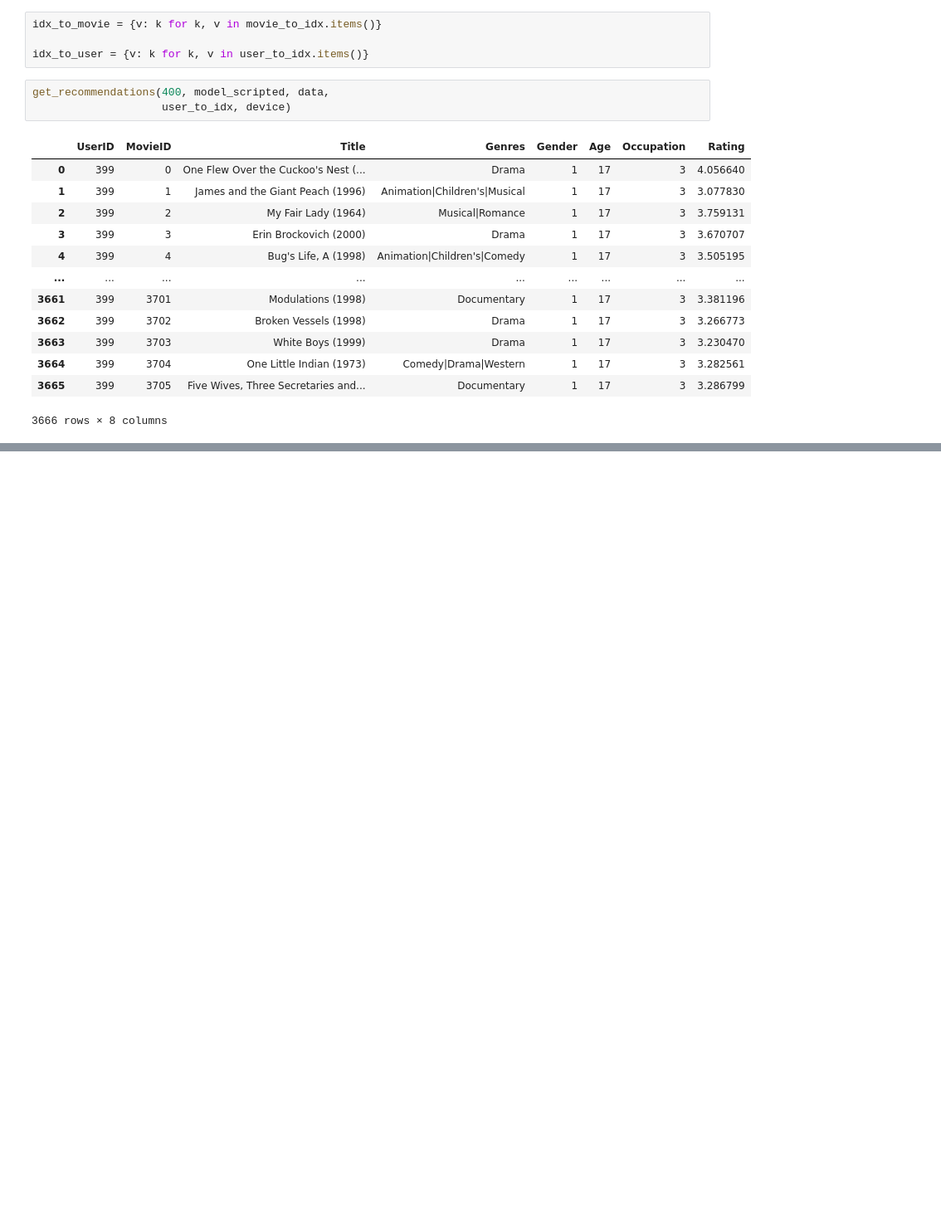
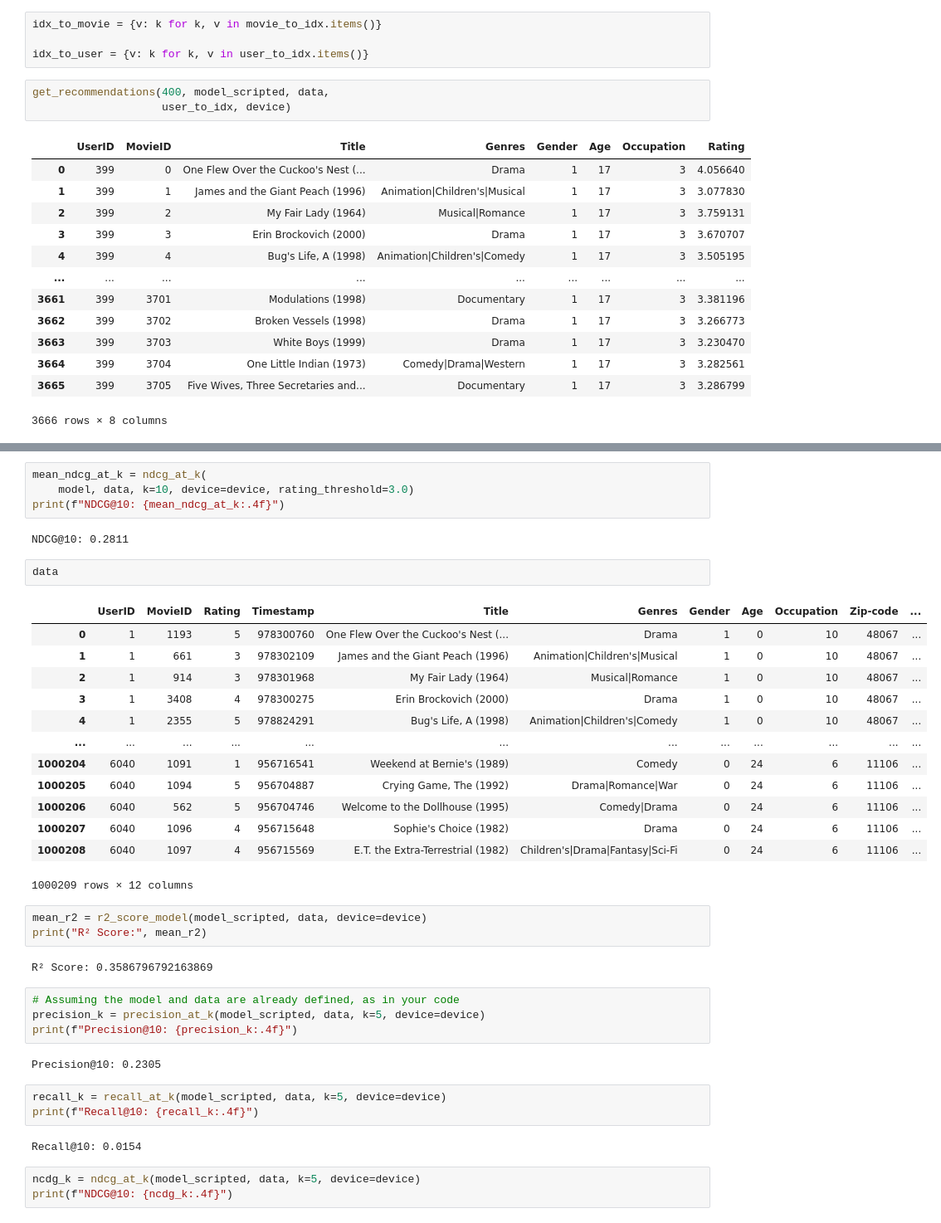
Before and after one commit to 1Tanmay6/hybrid-recommendation-system, a Jupyter notebook: context_aware_NCF_CNN_model.ipynb, the cells around one changed output, grey strips where cells are left out. Shown at 83% size. Drawn from its saved outputs; the diff is of its cells as text; blank space fills up the shorter version.

Commit message:
Add metrics results for context-aware model evaluation

```diff
--- a/context_aware_NCF_CNN_model.ipynb
+++ b/context_aware_NCF_CNN_model.ipynb
@@ -422,0 +603,41 @@ get_recommendations(400, model_scripted, data,
+# %%
+mean_ndcg_at_k = ndcg_at_k(
+    model, data, k=10, device=device, rating_threshold=3.0)
+print(f"NDCG@10: {mean_ndcg_at_k:.4f}")
+# %% [output]
+NDCG@10: 0.2811
+# %%
+data
+# %% [output]
+|  | UserID | MovieID | Rating | Timestamp | Title | Genres | Gender | Age | Occupation | Zip-code | ... |
+| 0 | 1 | 1193 | 5 | 978300760 | One Flew Over the Cuckoo's Nest (... | Drama | 1 | 0 | 10 | 48067 | ... |
+| 1 | 1 | 661 | 3 | 978302109 | James and the Giant Peach (1996) | Animation|Children's|Musical | 1 | 0 | 10 | 48067 | ... |
+| 2 | 1 | 914 | 3 | 978301968 | My Fair Lady (1964) | Musical|Romance | 1 | 0 | 10 | 48067 | ... |
+| 3 | 1 | 3408 | 4 | 978300275 | Erin Brockovich (2000) | Drama | 1 | 0 | 10 | 48067 | ... |
+| 4 | 1 | 2355 | 5 | 978824291 | Bug's Life, A (1998) | Animation|Children's|Comedy | 1 | 0 | 10 | 48067 | ... |
+| ... | ... | ... | ... | ... | ... | ... | ... | ... | ... | ... | ... |
+| 1000204 | 6040 | 1091 | 1 | 956716541 | Weekend at Bernie's (1989) | Comedy | 0 | 24 | 6 | 11106 | ... |
+| 1000205 | 6040 | 1094 | 5 | 956704887 | Crying Game, The (1992) | Drama|Romance|War | 0 | 24 | 6 | 11106 | ... |
+| 1000206 | 6040 | 562 | 5 | 956704746 | Welcome to the Dollhouse (1995) | Comedy|Drama | 0 | 24 | 6 | 11106 | ... |
+| 1000207 | 6040 | 1096 | 4 | 956715648 | Sophie's Choice (1982) | Drama | 0 | 24 | 6 | 11106 | ... |
+| 1000208 | 6040 | 1097 | 4 | 956715569 | E.T. the Extra-Terrestrial (1982) | Children's|Drama|Fantasy|Sci-Fi | 0 | 24 | 6 | 11106 | ... |
+1000209 rows × 12 columns
+# %%
+mean_r2 = r2_score_model(model_scripted, data, device=device)
+print("R² Score:", mean_r2)
+# %% [output]
+R² Score: 0.3586796792163869
+# %%
+# Assuming the model and data are already defined, as in your code
+precision_k = precision_at_k(model_scripted, data, k=5, device=device)
+print(f"Precision@10: {precision_k:.4f}")
+# %% [output]
+Precision@10: 0.2305
+# %%
+recall_k = recall_at_k(model_scripted, data, k=5, device=device)
+print(f"Recall@10: {recall_k:.4f}")
+# %% [output]
+Recall@10: 0.0154
+# %%
+ncdg_k = ndcg_at_k(model_scripted, data, k=5, device=device)
+print(f"NDCG@10: {ncdg_k:.4f}")
```
Also changed, not shown: parts of 11 cells of this notebook, 1 other file.
